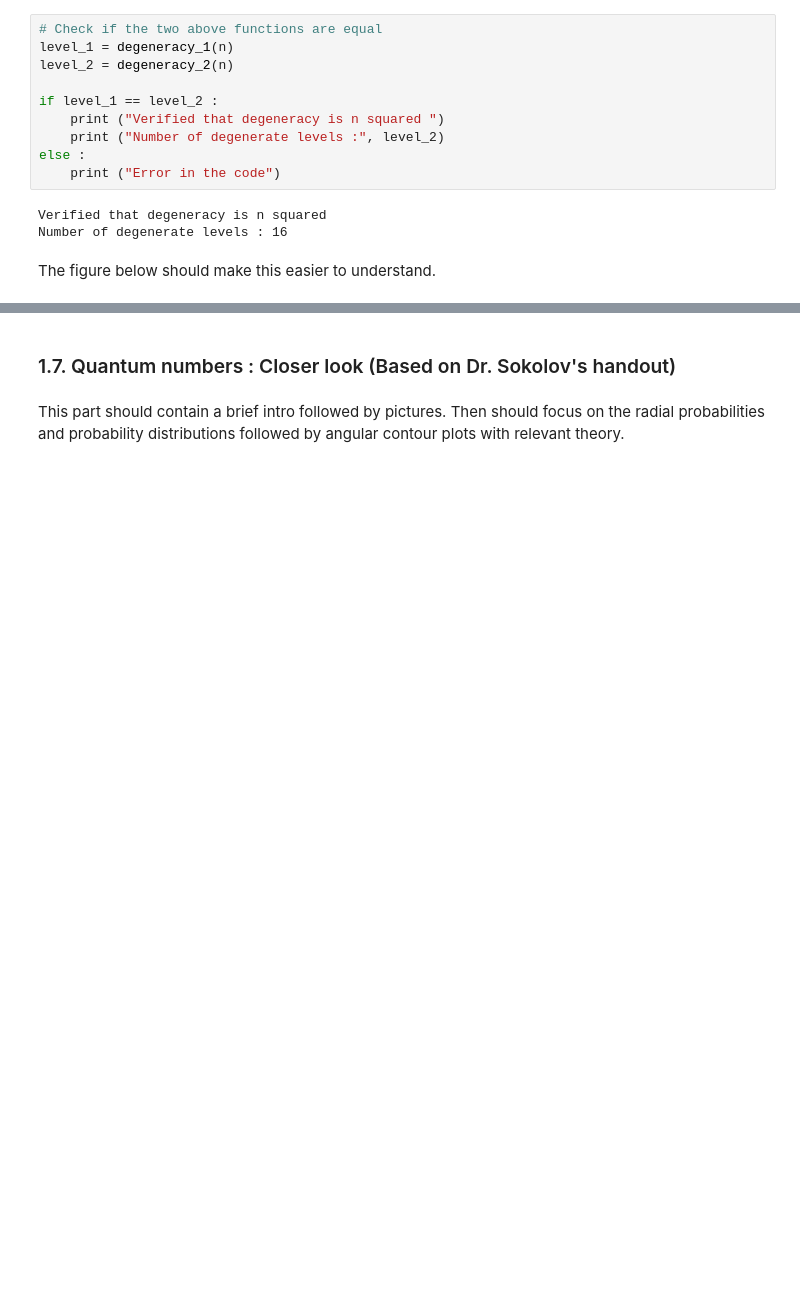
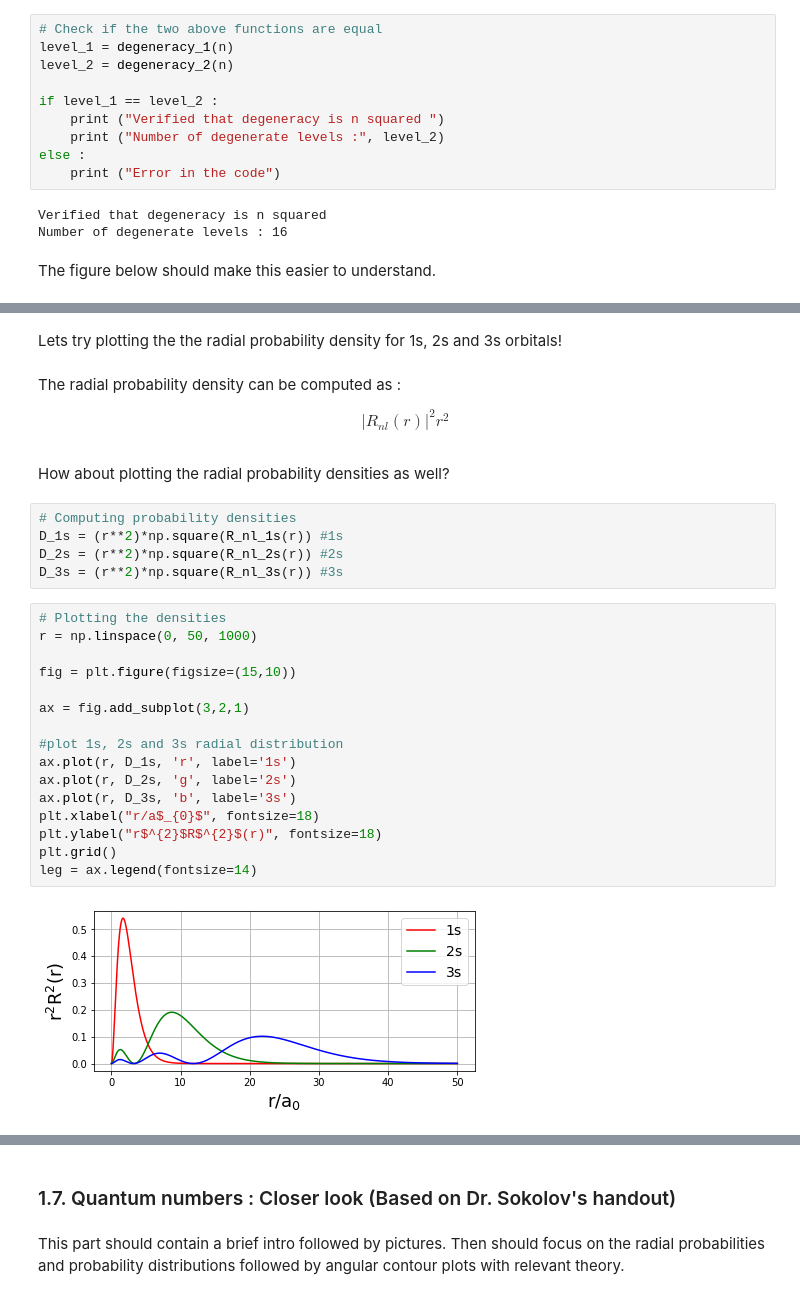
Before and after one commit to sokolov-group/jupyter_handouts, a Jupyter notebook: 03_hydrogen_atom/03_hydrogen_atom.ipynb, the cells around one changed output, grey strips where cells are left out. Cells and saved outputs as stored; diff of their text form; blank space fills up the shorter version.

Commit message:
Complete upto s orbitals

```diff
--- a/03_hydrogen_atom/03_hydrogen_atom.ipynb
+++ b/03_hydrogen_atom/03_hydrogen_atom.ipynb
@@ -239,0 +322,34 @@ The figure below should make this easier to understand.
+# %% [markdown]
+Lets try plotting the the radial probability density for 1s, 2s and 3s orbitals!
+# %% [markdown]
+The radial probability density can be computed as :
+<br/>
+$$\begin{align}
+|R_{nl}(r)|^{2}r^{2}
+\end{align}
+$$
+# %% [markdown]
+How about plotting the radial probability densities as well?
+# %%
+# Computing probability densities
+D_1s = (r**2)*np.square(R_nl_1s(r)) #1s
+D_2s = (r**2)*np.square(R_nl_2s(r)) #2s
+D_3s = (r**2)*np.square(R_nl_3s(r)) #3s
+# %%
+# Plotting the densities
+r = np.linspace(0, 50, 1000)
+
+fig = plt.figure(figsize=(15,10))
+
+ax = fig.add_subplot(3,2,1)
+
+#plot 1s, 2s and 3s radial distribution
+ax.plot(r, D_1s, 'r', label='1s')
+ax.plot(r, D_2s, 'g', label='2s')
+ax.plot(r, D_3s, 'b', label='3s')
+plt.xlabel("r/a$_{0}$", fontsize=18)
+plt.ylabel("r$^{2}$R$^{2}$(r)", fontsize=18)
+plt.grid()
+leg = ax.legend(fontsize=14)
+# %% [output]
+[figure, added]
```
Also changed, not shown: parts of 19 cells of this notebook, 1 other file.
